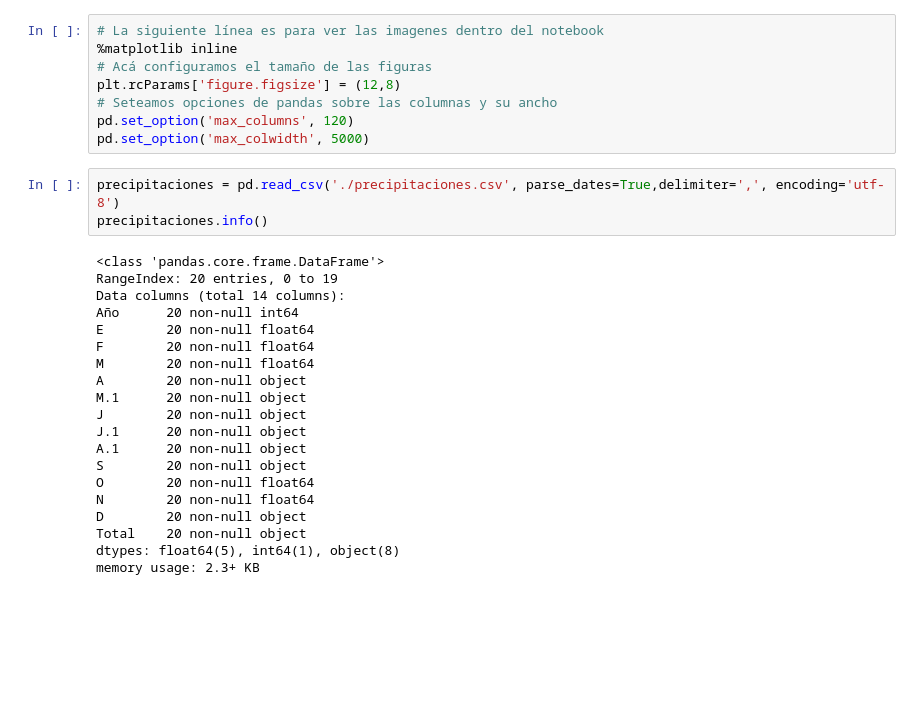
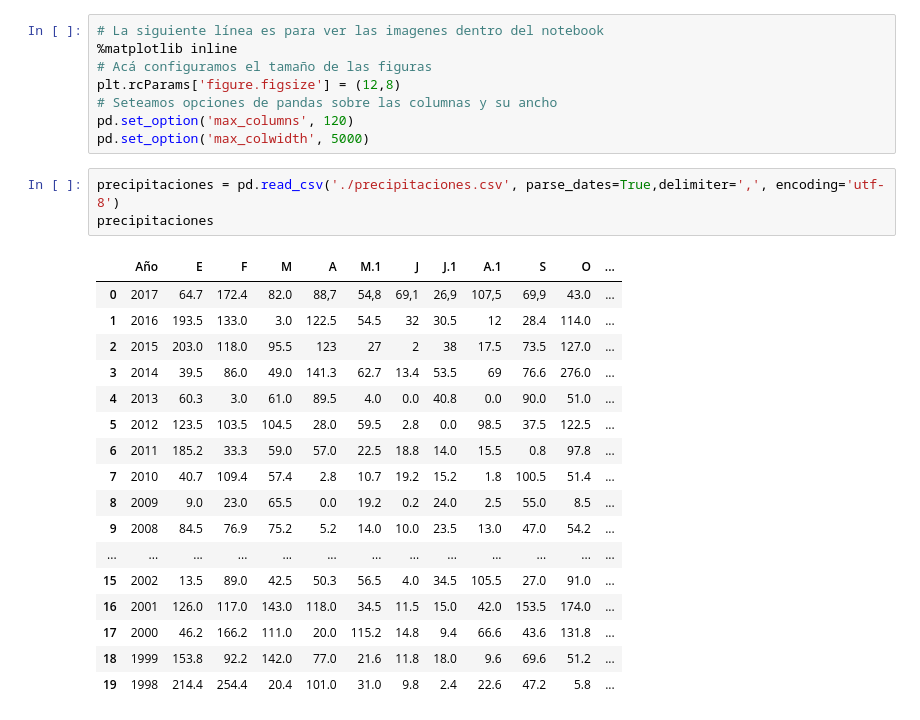
Before and after one commit to EvaSalomon/acamica, a Jupyter notebook: precipitaciones/Precipitaciones.ipynb, the cells around one changed output. Saved outputs shown, nothing was run; the diff lists cells and outputs as text; blank space fills up the shorter version.

```diff
--- a/precipitaciones/Precipitaciones.ipynb
+++ b/precipitaciones/Precipitaciones.ipynb
@@ -14,24 +14,22 @@ pd.set_option('max_columns', 120)
 pd.set_option('max_colwidth', 5000)
 # %%
 precipitaciones = pd.read_csv('./precipitaciones.csv', parse_dates=True,delimiter=',', encoding='utf-8')
-precipitaciones.info()
+precipitaciones
 # %% [output]
-<class 'pandas.core.frame.DataFrame'>
-RangeIndex: 20 entries, 0 to 19
-Data columns (total 14 columns):
-Año      20 non-null int64
-E        20 non-null float64
-F        20 non-null float64
-M        20 non-null float64
-A        20 non-null object
-M.1      20 non-null object
-J        20 non-null object
-J.1      20 non-null object
-A.1      20 non-null object
-S        20 non-null object
-O        20 non-null float64
-N        20 non-null float64
-D        20 non-null object
-Total    20 non-null object
-dtypes: float64(5), int64(1), object(8)
-memory usage: 2.3+ KB
+|  | Año | E | F | M | A | M.1 | J | J.1 | A.1 | S | O | ... |
+| 0 | 2017 | 64.7 | 172.4 | 82.0 | 88,7 | 54,8 | 69,1 | 26,9 | 107,5 | 69,9 | 43.0 | ... |
+| 1 | 2016 | 193.5 | 133.0 | 3.0 | 122.5 | 54.5 | 32 | 30.5 | 12 | 28.4 | 114.0 | ... |
+| 2 | 2015 | 203.0 | 118.0 | 95.5 | 123 | 27 | 2 | 38 | 17.5 | 73.5 | 127.0 | ... |
+| 3 | 2014 | 39.5 | 86.0 | 49.0 | 141.3 | 62.7 | 13.4 | 53.5 | 69 | 76.6 | 276.0 | ... |
+| 4 | 2013 | 60.3 | 3.0 | 61.0 | 89.5 | 4.0 | 0.0 | 40.8 | 0.0 | 90.0 | 51.0 | ... |
+| 5 | 2012 | 123.5 | 103.5 | 104.5 | 28.0 | 59.5 | 2.8 | 0.0 | 98.5 | 37.5 | 122.5 | ... |
+| 6 | 2011 | 185.2 | 33.3 | 59.0 | 57.0 | 22.5 | 18.8 | 14.0 | 15.5 | 0.8 | 97.8 | ... |
+| 7 | 2010 | 40.7 | 109.4 | 57.4 | 2.8 | 10.7 | 19.2 | 15.2 | 1.8 | 100.5 | 51.4 | ... |
+| 8 | 2009 | 9.0 | 23.0 | 65.5 | 0.0 | 19.2 | 0.2 | 24.0 | 2.5 | 55.0 | 8.5 | ... |
+| 9 | 2008 | 84.5 | 76.9 | 75.2 | 5.2 | 14.0 | 10.0 | 23.5 | 13.0 | 47.0 | 54.2 | ... |
+| ... | ... | ... | ... | ... | ... | ... | ... | ... | ... | ... | ... | ... |
+| 15 | 2002 | 13.5 | 89.0 | 42.5 | 50.3 | 56.5 | 4.0 | 34.5 | 105.5 | 27.0 | 91.0 | ... |
+| 16 | 2001 | 126.0 | 117.0 | 143.0 | 118.0 | 34.5 | 11.5 | 15.0 | 42.0 | 153.5 | 174.0 | ... |
+| 17 | 2000 | 46.2 | 166.2 | 111.0 | 20.0 | 115.2 | 14.8 | 9.4 | 66.6 | 43.6 | 131.8 | ... |
+| 18 | 1999 | 153.8 | 92.2 | 142.0 | 77.0 | 21.6 | 11.8 | 18.0 | 9.6 | 69.6 | 51.2 | ... |
+| 19 | 1998 | 214.4 | 254.4 | 20.4 | 101.0 | 31.0 | 9.8 | 2.4 | 22.6 | 47.2 | 5.8 | ... |
```
Also changed, not shown: 2 other files.
